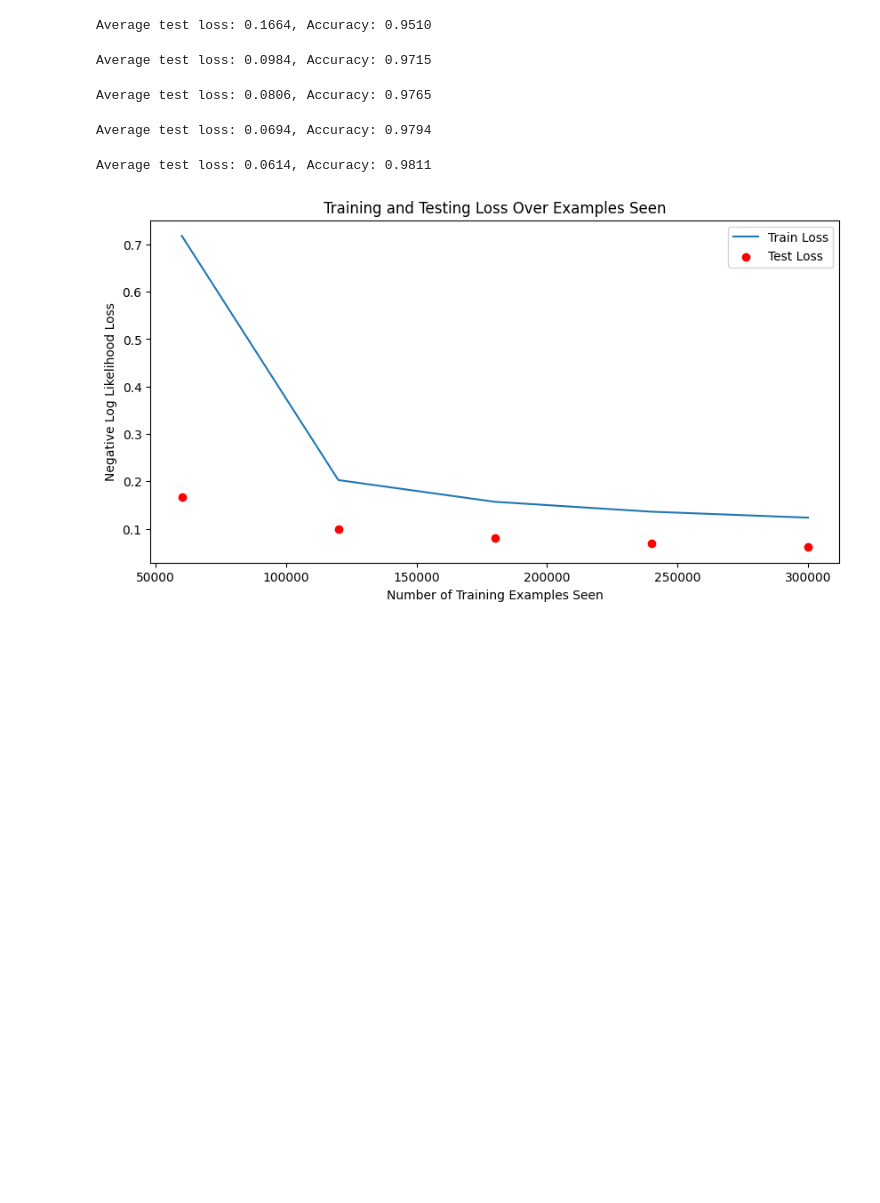
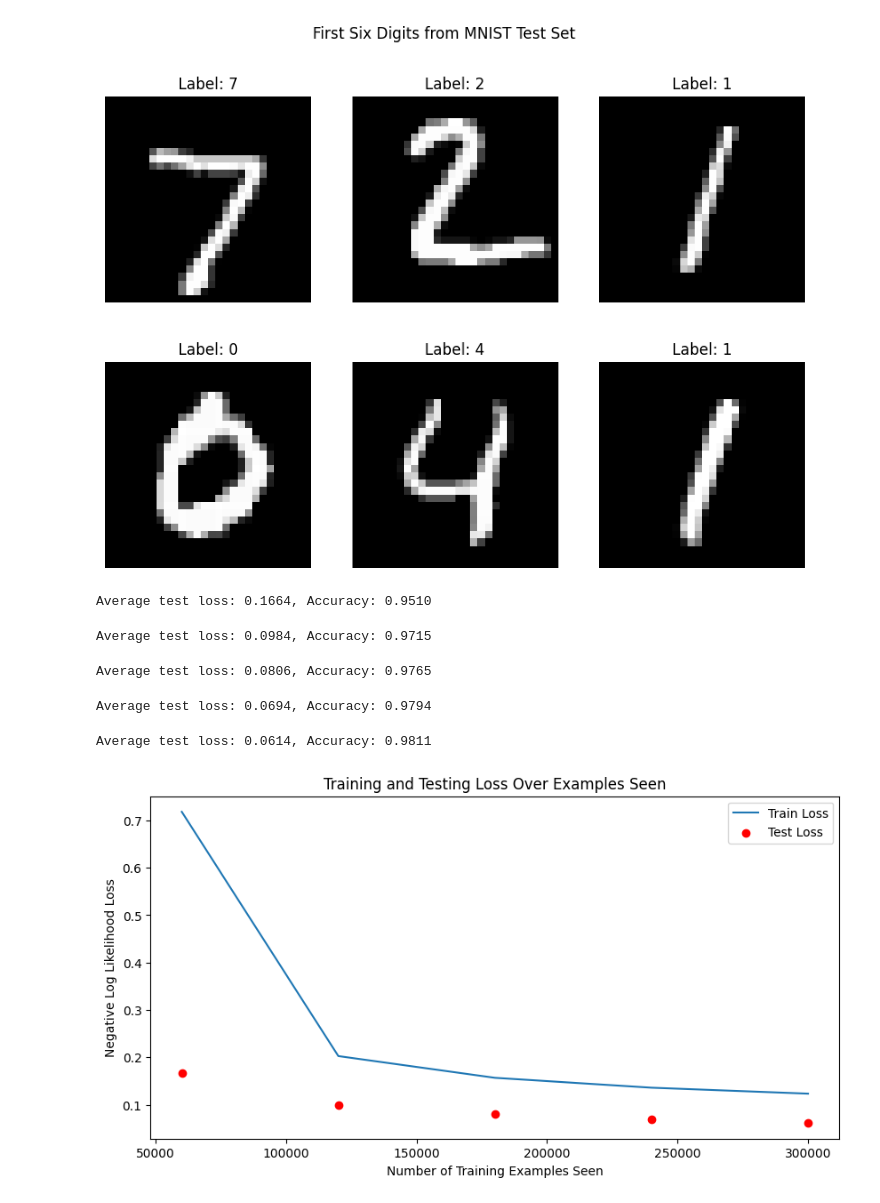
Before and after one commit to adnanamir010/Deep_Network_Recognition, a Jupyter notebook: task1p1.ipynb, the cells around one changed output. Saved outputs shown, nothing was run; the diff lists cells and outputs as text; code cells hidden in the pictures; blank space fills up the shorter version.

```diff
--- a/task1p1.ipynb
+++ b/task1p1.ipynb
@@ -9,6 +10,28 @@ import matplotlib.pyplot as plt
 from tqdm import tqdm
 from networks import MyNetwork, MyGaborNetwork
 import utils
+# %%
+# Load the MNIST test dataset
+test_dataset = torchvision.datasets.MNIST(root='./data', train=False, download=True, transform=transforms.ToTensor())
+
+# Create a figure to display the images
+fig, axs = plt.subplots(2, 3, figsize=(10, 7))
+fig.suptitle('First Six Digits from MNIST Test Set')
+
+# Display the first six digits
+for i in range(6):
+    # Calculate the position of the subplot
+    ax = axs[i // 3, i % 3]
+    # Retrieve the image and label
+    image, label = test_dataset[i]
+    # The image needs to be converted from a torch.Tensor to a numpy array and squeezed (to remove the channel dimension for grayscale images)
+    ax.imshow(image.squeeze(), cmap='gray')
+    ax.set_title(f'Label: {label}')
+    ax.axis('off')
+
+plt.show()
+# %% [output]
+[figure, added]
 # %%
 def main():
 
```
Also changed, not shown: parts of 2 cells of this notebook, 3 other files.
